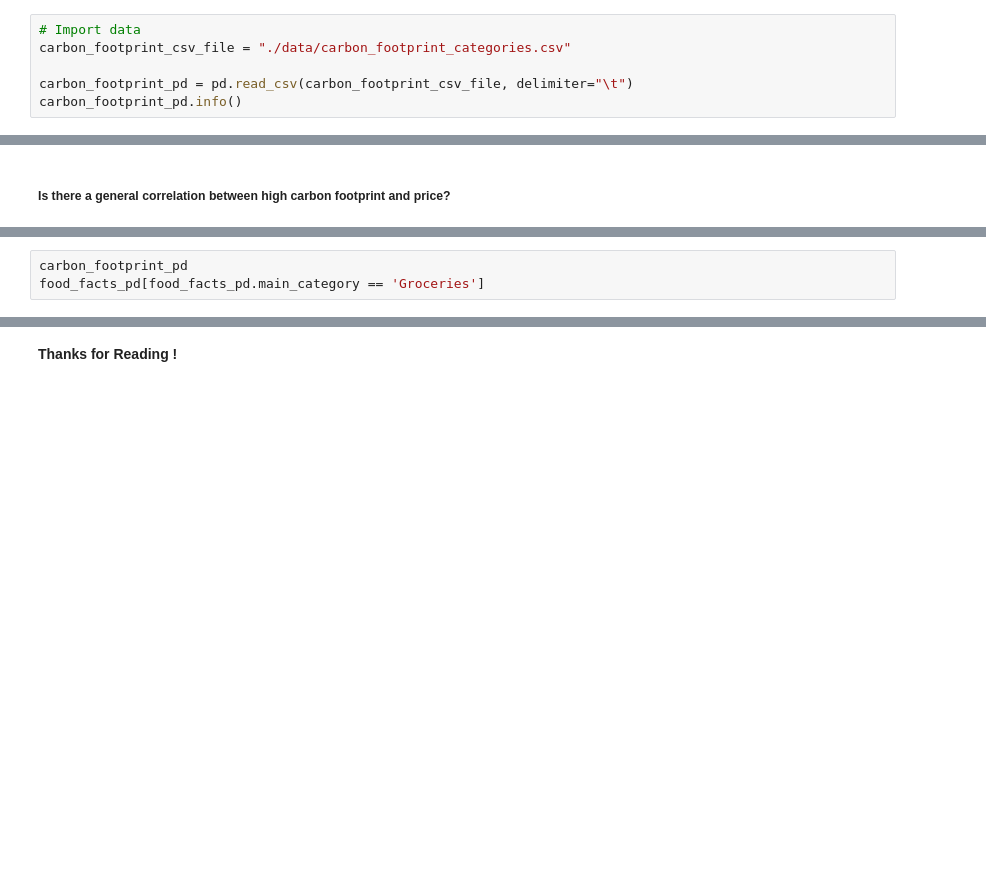
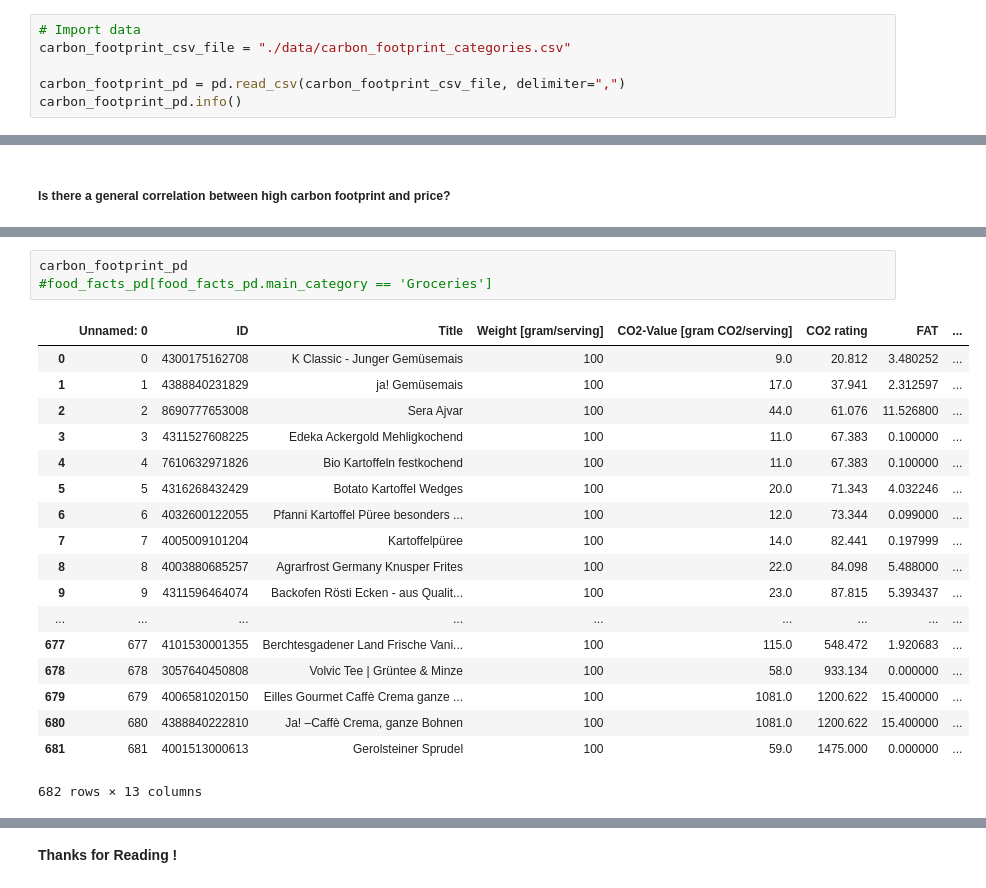
Before and after one commit to RedHotDataProject/Project_ADA, a Jupyter notebook: Open Food Facts - Explore data.ipynb, the cells around one changed output, grey strips where cells are left out. Drawn from its saved outputs; the diff is of its cells as text; blank space fills up the shorter version.

```diff
--- a/Open Food Facts - Explore data.ipynb
+++ b/Open Food Facts - Explore data.ipynb
@@ -61,5 +72,5 @@ Additionally to the OpenFoodFact dataset, we obtained an extract of the Eaternit
 # Import data
 carbon_footprint_csv_file = "./data/carbon_footprint_categories.csv"
 
-carbon_footprint_pd = pd.read_csv(carbon_footprint_csv_file, delimiter="\t")
+carbon_footprint_pd = pd.read_csv(carbon_footprint_csv_file, delimiter=",")
 carbon_footprint_pd.info()
@@ -388,6 +506,25 @@ We wait for more carbon footprint data before we analyse this dependency.
 # %%
 carbon_footprint_pd
-food_facts_pd[food_facts_pd.main_category == 'Groceries']
+#food_facts_pd[food_facts_pd.main_category == 'Groceries']
+# %% [output]
+|  | Unnamed: 0 | ID | Title | Weight [gram/serving] | CO2-Value [gram CO2/serving] | CO2 rating | FAT | ... |
+| 0 | 0 | 4300175162708 | K Classic - Junger Gemüsemais | 100 | 9.0 | 20.812 | 3.480252 | ... |
+| 1 | 1 | 4388840231829 | ja! Gemüsemais | 100 | 17.0 | 37.941 | 2.312597 | ... |
+| 2 | 2 | 8690777653008 | Sera Ajvar | 100 | 44.0 | 61.076 | 11.526800 | ... |
+| 3 | 3 | 4311527608225 | Edeka Ackergold Mehligkochend | 100 | 11.0 | 67.383 | 0.100000 | ... |
+| 4 | 4 | 7610632971826 | Bio Kartoffeln festkochend | 100 | 11.0 | 67.383 | 0.100000 | ... |
+| 5 | 5 | 4316268432429 | Botato Kartoffel Wedges | 100 | 20.0 | 71.343 | 4.032246 | ... |
+| 6 | 6 | 4032600122055 | Pfanni Kartoffel Püree besonders ... | 100 | 12.0 | 73.344 | 0.099000 | ... |
+| 7 | 7 | 4005009101204 | Kartoffelpüree | 100 | 14.0 | 82.441 | 0.197999 | ... |
+| 8 | 8 | 4003880685257 | Agrarfrost Germany Knusper Frites | 100 | 22.0 | 84.098 | 5.488000 | ... |
+| 9 | 9 | 4311596464074 | Backofen Rösti Ecken - aus Qualit... | 100 | 23.0 | 87.815 | 5.393437 | ... |
+| ... | ... | ... | ... | ... | ... | ... | ... | ... |
+| 677 | 677 | 4101530001355 | Berchtesgadener Land Frische Vani... | 100 | 115.0 | 548.472 | 1.920683 | ... |
+| 678 | 678 | 3057640450808 | Volvic Tee | Grüntee & Minze | 100 | 58.0 | 933.134 | 0.000000 | ... |
+| 679 | 679 | 4006581020150 | Eilles Gourmet Caffè Crema ganze ... | 100 | 1081.0 | 1200.622 | 15.400000 | ... |
+| 680 | 680 | 4388840222810 | Ja! –Caffè Crema, ganze Bohnen | 100 | 1081.0 | 1200.622 | 15.400000 | ... |
+| 681 | 681 | 4001513000613 | Gerolsteiner Sprudel | 100 | 59.0 | 1475.000 | 0.000000 | ... |
+682 rows × 13 columns
 # %%
 #for the 20 most common categories
 food_facts_pd.main_category.value_counts().head(30)
```
Also changed, not shown: parts of 21 cells of this notebook.
